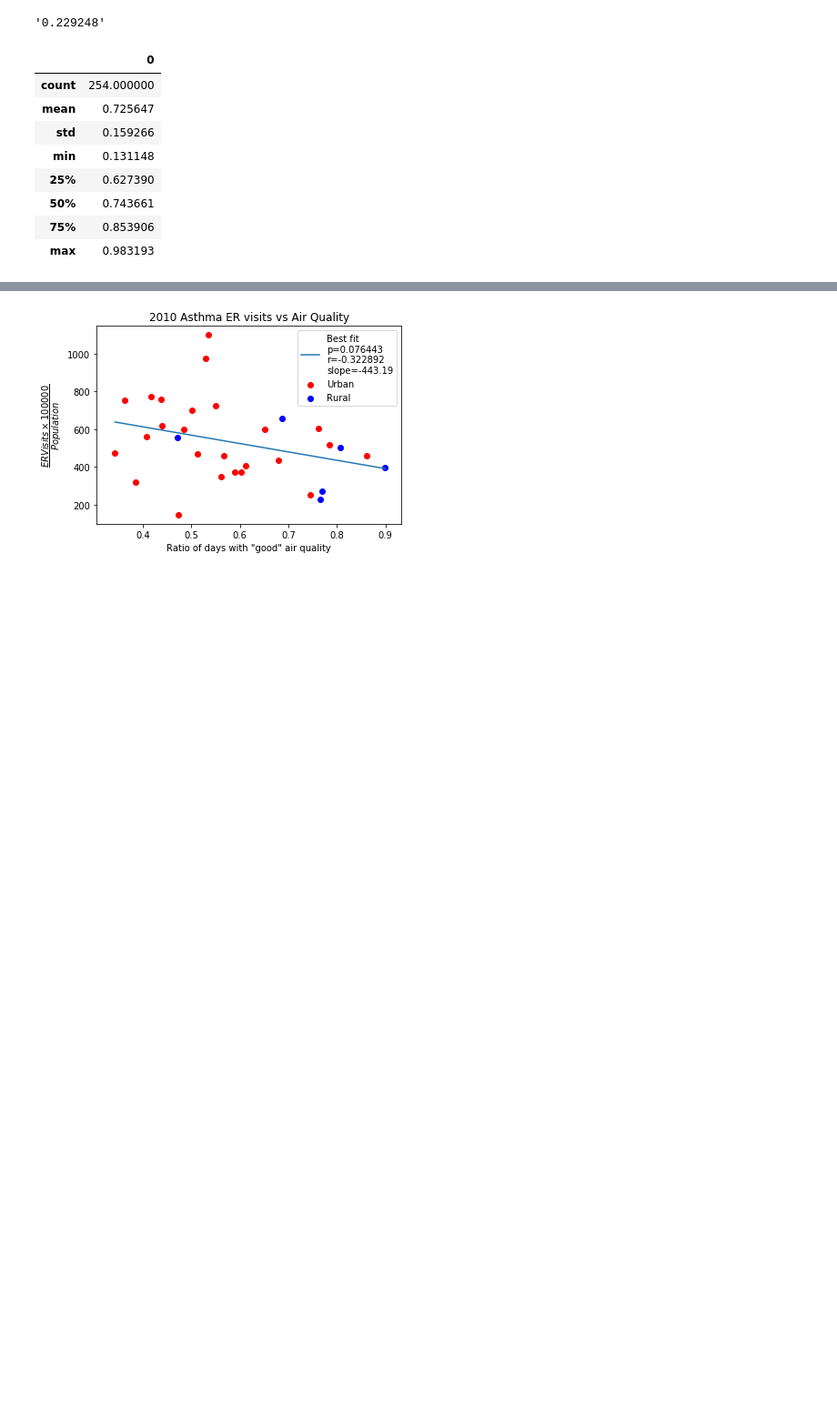
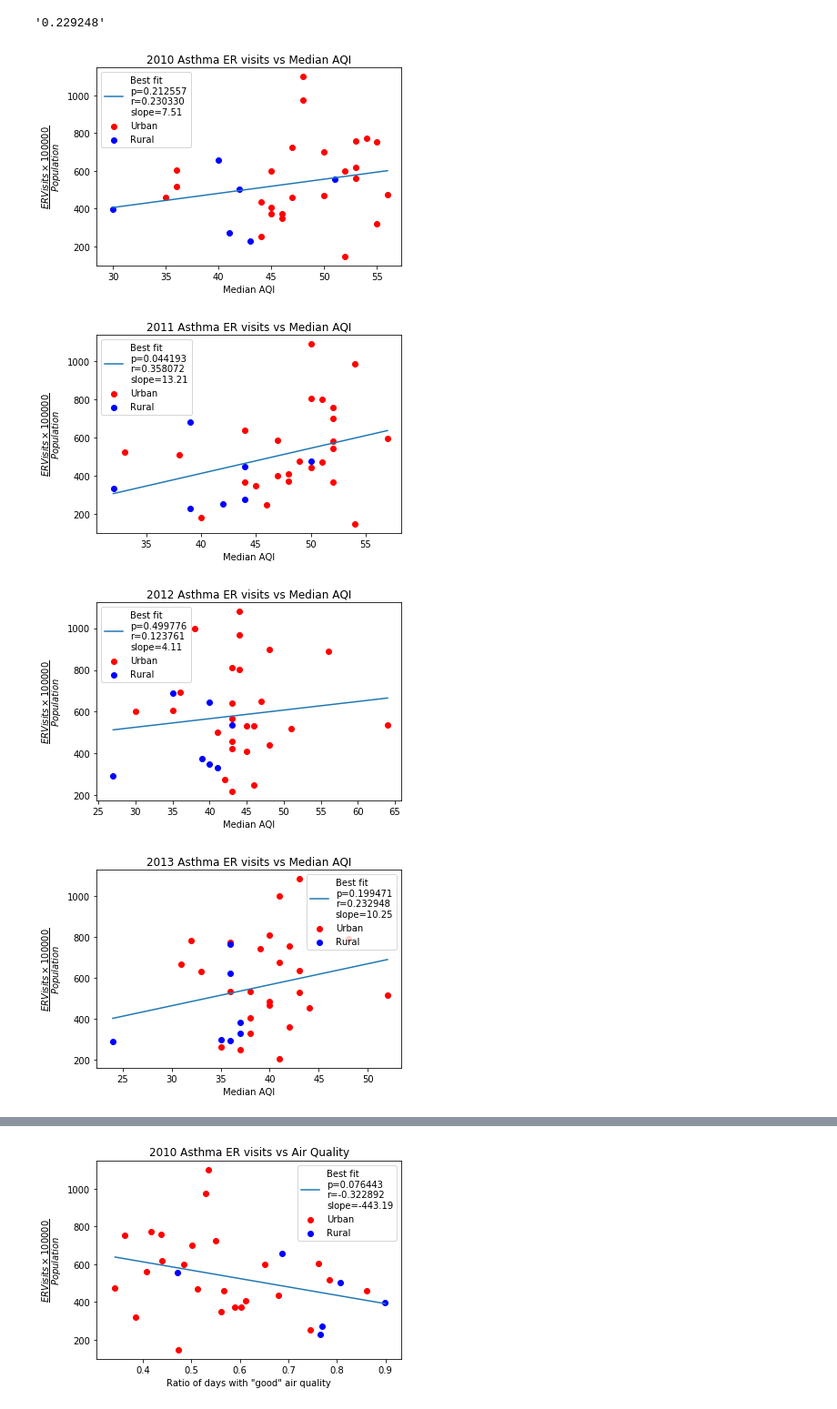
Before and after one commit to ghteds/healthproject, a Jupyter notebook: Code/jmplayingwithdata.ipynb, the cells around one changed output, grey strips where cells are left out. Shown at 91% size. Cells and saved outputs as stored; diff of their text form; code cells hidden in the pictures; blank space fills up the shorter version.

Commit message:
Added median aqi

```diff
--- a/Code/jmplayingwithdata.ipynb
+++ b/Code/jmplayingwithdata.ipynb
@@ -239,15 +239,39 @@ list3 = [3,4,5]
 
 list2 = list2.extend(list3)
 list2
-# %%
-totalgooddays.describe()
-# %% [output]
-|  | 0 |
-| count | 254.000000 |
-| mean | 0.725647 |
-| std | 0.159266 |
-| min | 0.131148 |
-| 25% | 0.627390 |
-| 50% | 0.743661 |
-| 75% | 0.853906 |
-| max | 0.983193 |
+# %%
+totalmedianaqi = []
+totalervisits = []
+for i in np.arange(1,9):
+    plt.figure()
+    plt.scatter(mergeddf[f'Median AQI ({2009+i})'].loc[urbancountylist],mergeddf.loc[urbancountylist][f'{2009+i} pcnt']*100000, c='r')
+    plt.scatter(mergeddf[f'Median AQI ({2009+i})'].loc[ruralcountylist],mergeddf.loc[ruralcountylist][f'{2009+i} pcnt']*100000, c='b')
+    plt.title(f'{2009+i} Asthma ER visits vs Median AQI')
+    m,b,r,p,_ = stats.linregress(mergeddf[f'Median AQI ({2009+i})'].loc[np.isnan(mergeddf[f'Median AQI ({2009+i})']) == False],mergeddf[f'{2009+i} pcnt'].loc[np.isnan(mergeddf[f'Median AQI ({2009+i})']) == False]*100000)
+    xmin, xmax = min(mergeddf[f'Median AQI ({2009+i})']), max(mergeddf[f'Median AQI ({2009+i})'])
+    plt.plot([xmin,xmax],[xmin*m + b, xmax*m+b])
+    plt.legend([f'Best fit\np={p:1.6f}\nr={r:1.6f}\nslope={m:.2f}','Urban','Rural'])
+    plt.xlabel('Median AQI')
+    plt.ylabel(r'$\dfrac{ER Visits\times 100000}{Population}$')
+    plt.savefig(f'../Images/medianaqi_vs_ervisits_{2009+i}.png',bbox_inches='tight')
+    plt.show()
+    totalmedianaqi.extend(mergeddf[f'Median AQI ({2009+i})'])
+    totalervisits.extend(mergeddf[f'{2009+i} pcnt']*100000)
+
+plt.figure()
+plt.scatter(totalmedianaqi,totalervisits,c='red')
+totalmedianaqi = pd.DataFrame(totalmedianaqi)
+totalervisits = pd.DataFrame(totalervisits)
+m,b,r,p,_ = stats.linregress(totalmedianaqi[0].loc[np.isnan(totalmedianaqi[0])== False],totalervisits[0].loc[np.isnan(totalmedianaqi[0])== False])
+plt.title('Asthma ER visits vs Median AQI for all years')
+plt.xlabel('Median AQI')
+plt.ylabel(r'$\dfrac{ER Visits\times 100000}{Population}$')
+plt.plot([min(totalmedianaqi[0]),max(totalmedianaqi[0])],[min(totalmedianaqi[0])*m + b, max(totalmedianaqi[0])*m+b])
+plt.legend([f'Best fit\np={p:1.6f}\nr={r:1.6f}\nslope={m:.2f}'])
+plt.savefig(f'../Images/medianaqi_vs_ervisits_total.png', bbox_inches='tight')
+plt.show()
+# %% [output]
+[figure, added]
+[figure, added]
+[figure, added]
+[figure, added]
```
Also changed, not shown: parts of 2 cells of this notebook, 9 other files.
